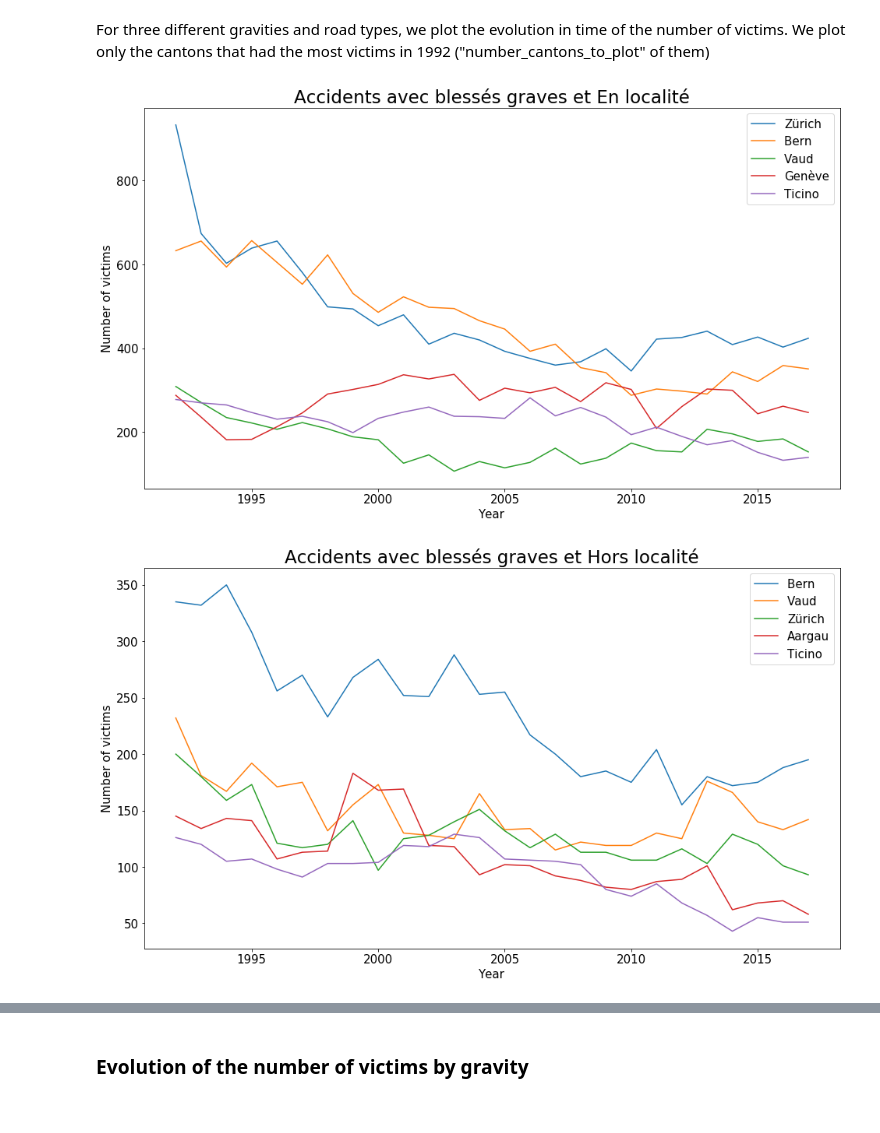
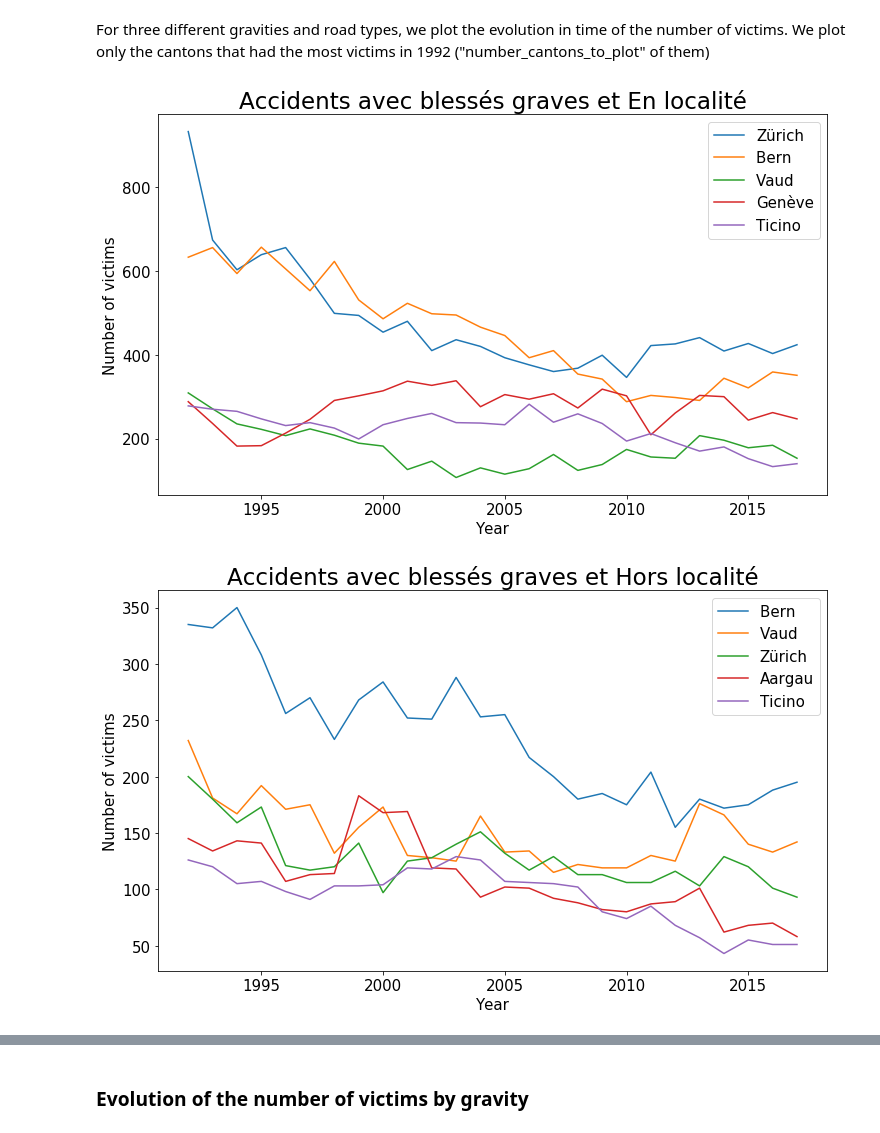
Before and after one commit to epfl-ada-2018/project-pizzafels, a Jupyter notebook: Working Notebooks/0. Correlations.ipynb, the cells around one changed output, grey strips where cells are left out. Drawn from its saved outputs; the diff is of its cells as text; code cells hidden in the pictures.

```diff
--- a/Working Notebooks/0. Correlations.ipynb
+++ b/Working Notebooks/0. Correlations.ipynb
@@ -87,32 +87,32 @@ For three different gravities and road types, we plot the evolution in time of t
 # %%
 # Number of cantons to plot
 number_cantons_to_plot = 5
 
 # Get the information interesting us
 victimes_cantons = df_Accident_cantons.drop(columns = \
                             (['canton_index', 'gravite_index', 'ruralite_index']))[:-1]
 
 # Group the accidents by gravity and road type and get the top cantons
 victimes_gravite_ruralite = victimes_cantons.groupby(['gravite','ruralite'])\
 .apply(lambda x: x.nlargest(number_cantons_to_plot,'1992'))
 
 # Plot them
 for i in range(9):
-    plt.figure(figsize=(16,9))
+    plt.figure(figsize=(12,7))
     plt.title(victimes_gravite_ruralite.iloc[i*number_cantons_to_plot,1]+\
               ' et '+victimes_gravite_ruralite.iloc[i*number_cantons_to_plot,2],\
               fontsize=23)
     for j in range(number_cantons_to_plot):
         plt.plot(np.arange(1992,2018,1),\
                  victimes_gravite_ruralite.iloc[number_cantons_to_plot*i+j][3:],\
                  label=victimes_gravite_ruralite.iloc[number_cantons_to_plot*i+j,0]\
                  .partition('/')[0])
     plt.legend(fontsize=15)
     plt.xticks(fontsize=15)
     plt.yticks(fontsize=15)
     plt.xlabel('Year', fontsize=15)
     plt.ylabel('Number of victims', fontsize=15)
     plt.show()
 # %% [output]
-[figure, old version]
+[figure, new version]
-[figure, old version]
+[figure, new version]
```
Also changed, not shown: parts of 33 cells of this notebook.
